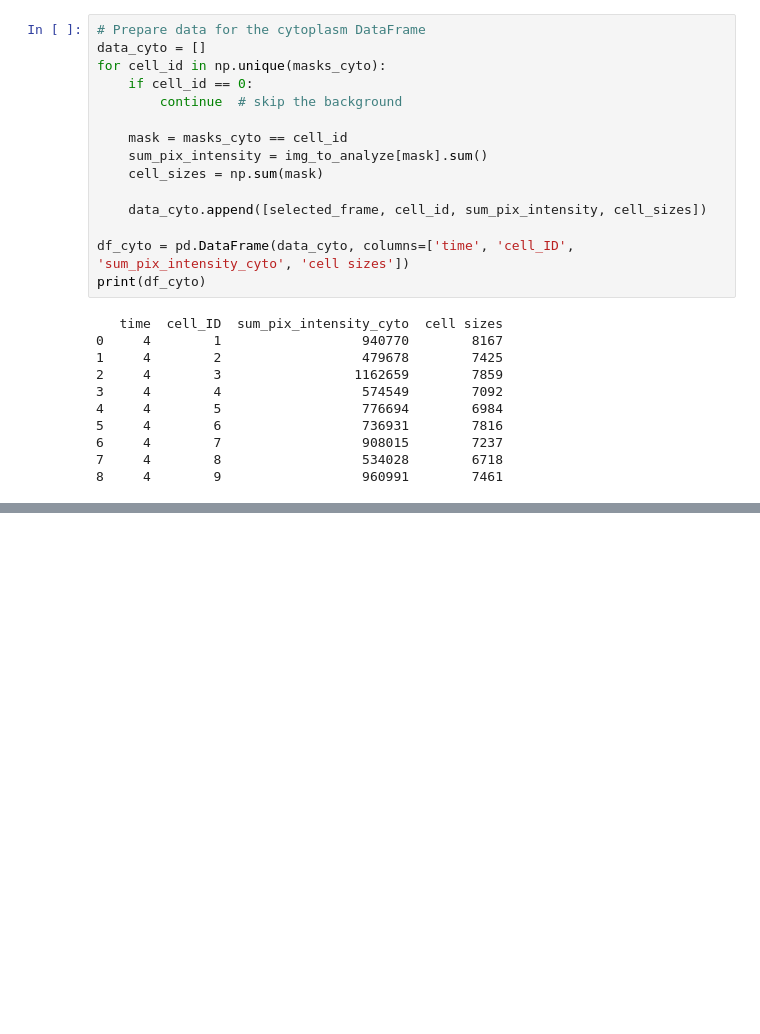
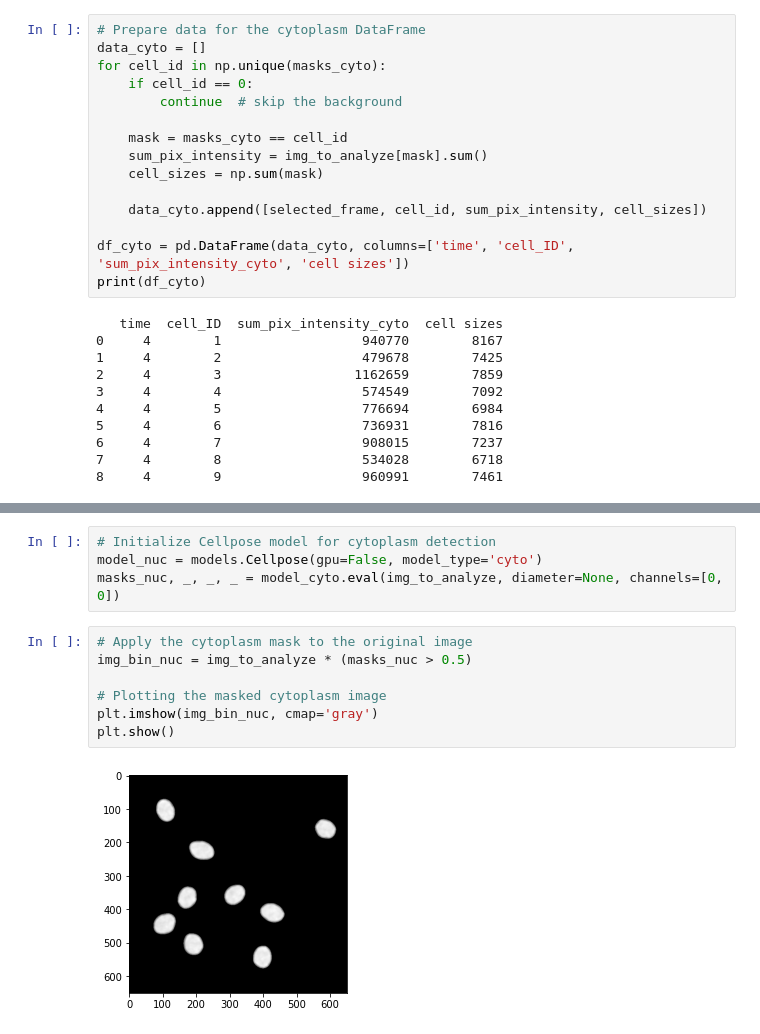
Before and after one commit to Munsky/UQbio2024_Team6, a Jupyter notebook: codeBlocks.ipynb, the cells around one changed output, grey strips where cells are left out. Cells and saved outputs as stored; diff of their text form; blank space fills up the shorter version.

```diff
--- a/codeBlocks.ipynb
+++ b/codeBlocks.ipynb
@@ -75,0 +87,13 @@ print(df_cyto)
+# %%
+# Initialize Cellpose model for cytoplasm detection
+model_nuc = models.Cellpose(gpu=False, model_type='cyto')
+masks_nuc, _, _, _ = model_cyto.eval(img_to_analyze, diameter=None, channels=[0, 0])
+# %%
+# Apply the cytoplasm mask to the original image
+img_bin_nuc = img_to_analyze * (masks_nuc > 0.5)
+
+# Plotting the masked cytoplasm image
+plt.imshow(img_bin_nuc, cmap='gray')
+plt.show()
+# %% [output]
+[figure, added]
```
Also changed, not shown: parts of 3 cells of this notebook.
